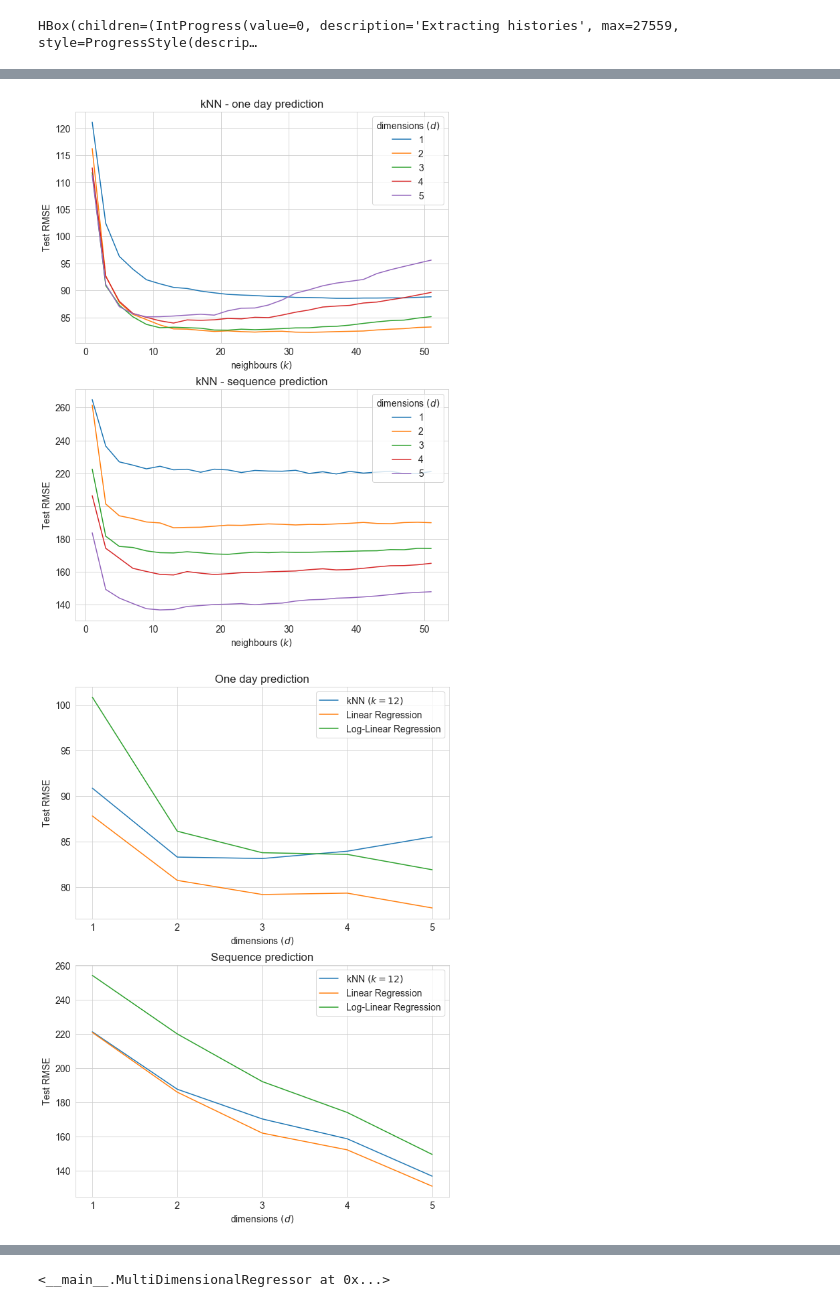
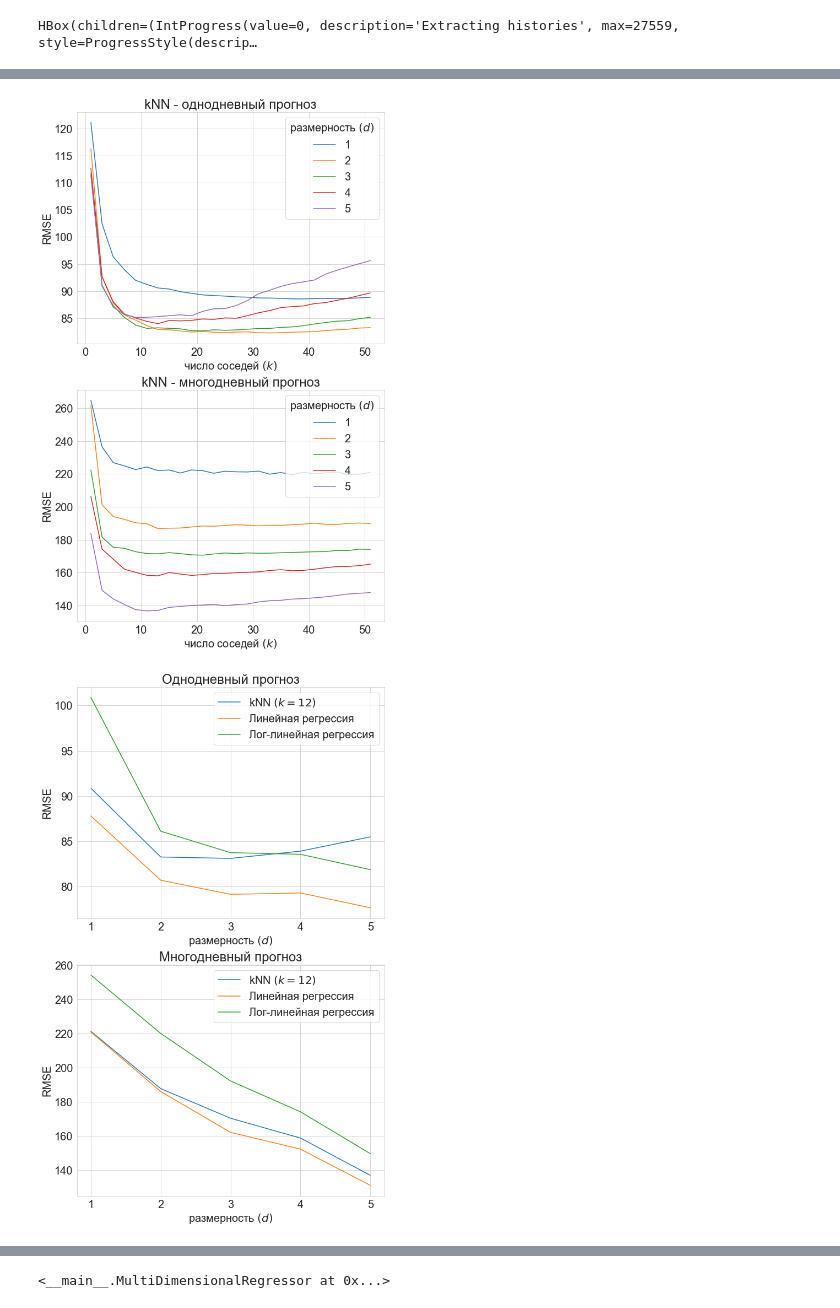
Before and after one commit to isadrtdinov/Solar-Activity, a Jupyter notebook: experimental.ipynb, the cells around one changed output, grey strips where cells are left out. Drawn from its saved outputs; the diff is of its cells as text; code cells hidden in the pictures.

Commit message:
add images

```diff
--- a/experimental.ipynb
+++ b/experimental.ipynb
@@ -8,7 +8,7 @@ from tqdm.notebook import tqdm
 import matplotlib.pyplot as plt
 import seaborn as sns
 sns.set_style('whitegrid')
-plt.rcParams.update({'font.size': 14})
+plt.rcParams.update({'font.size': 20})
 # %%
 data = pd.read_csv('datafiles/rgofull_nan.csv').drop(columns=['type', 'obs_umbral_area', 'corr_umbral_area'])
 data['obs_time'] = pd.to_datetime(data['obs_time'])
@@ -245,22 +250,23 @@ for n in tqdm(range(1, 6)):
 # %% [output]
 [interactive output not drawn]
 # %%
-fig, axs = plt.subplots(figsize=(10, 14), nrows=2, ncols=1)
+fig, axs = plt.subplots(figsize=(10, 17), nrows=2, ncols=1)
 
 for i in range(5):
     sns.lineplot(range(1, 52, 2), one_day_results[i], label=str(i + 1), ax=axs[0])
     sns.lineplot(range(1, 52, 2), seq_results[i], label=str(i + 1), ax=axs[1])
 
 for ax in axs:
-    ax.legend(title=r'dimensions $(d)$', loc='upper right')
-    ax.set_xlabel(r'neighbours $(k)$')
-    ax.set_ylabel('Test RMSE')
+    ax.legend(title=r'размерность $(d)$', loc='upper right')
+    ax.set_xlabel(r'число соседей $(k)$')
+    ax.set_ylabel('RMSE')
 
-axs[0].set_title('kNN - one day prediction')
-axs[1].set_title('kNN - sequence prediction')
+axs[0].set_title('kNN - однодневный прогноз')
+axs[1].set_title('kNN - многодневный прогноз')
+plt.savefig('images/knn_rmse')
 plt.show()
 # %% [output]
-[figure, old version]
+[figure, new version]
 # %%
 from sklearn.linear_model import LinearRegression
 from sklearn.neighbors import KNeighborsRegressor
@@ -329,28 +335,29 @@ for n in range(1, 6):
     one_day_results[n - 1, 2] = np.sqrt(mean_squared_error(y_test, log_regr.predict(X_test)))
     seq_results[n - 1, 2] = evaluate_model(log_regr, test_histories, n, nan_rmse, threshold=-np.inf)
 # %%
-fig, axs = plt.subplots(figsize=(10, 14), nrows=2, ncols=1)
+fig, axs = plt.subplots(figsize=(10, 17), nrows=2, ncols=1)
 
 sns.lineplot(range(1, 6), one_day_results[:, 0], label='kNN $(k=12)$', ax=axs[0])
 sns.lineplot(range(1, 6), seq_results[:, 0], label='kNN $(k=12)$', ax=axs[1])
 
-sns.lineplot(range(1, 6), one_day_results[:, 1], label='Linear Regression', ax=axs[0])
-sns.lineplot(range(1, 6), seq_results[:, 1], label='Linear Regression', ax=axs[1])
+sns.lineplot(range(1, 6), one_day_results[:, 1], label='Линейная регрессия', ax=axs[0])
+sns.lineplot(range(1, 6), seq_results[:, 1], label='Линейная регрессия', ax=axs[1])
 
-sns.lineplot(range(1, 6), one_day_results[:, 2], label='Log-Linear Regression', ax=axs[0])
-sns.lineplot(range(1, 6), seq_results[:, 2], label='Log-Linear Regression', ax=axs[1])
+sns.lineplot(range(1, 6), one_day_results[:, 2], label='Лог-линейная регрессия', ax=axs[0])
+sns.lineplot(range(1, 6), seq_results[:, 2], label='Лог-линейная регрессия', ax=axs[1])
 
 for ax in axs:
     ax.legend(loc='upper right')
-    ax.set_xlabel('dimensions $(d)$')
-    ax.set_ylabel('Test RMSE')
+    ax.set_xlabel('размерность $(d)$')
+    ax.set_ylabel('RMSE')
     ax.set_xticks(range(1, 6))
 
-axs[0].set_title('One day prediction')
-axs[1].set_title('Sequence prediction')
+axs[0].set_title('Однодневный прогноз')
+axs[1].set_title('Многодневный прогноз')
+plt.savefig('images/models_rmse')
 plt.show()
 # %% [output]
-[figure, old version]
+[figure, new version]
 # %%
 one_day_results = np.zeros((5, 26))
 seq_results = np.zeros((5, 26))
```
Also changed, not shown: parts of 14 cells of this notebook, 10 other files.
